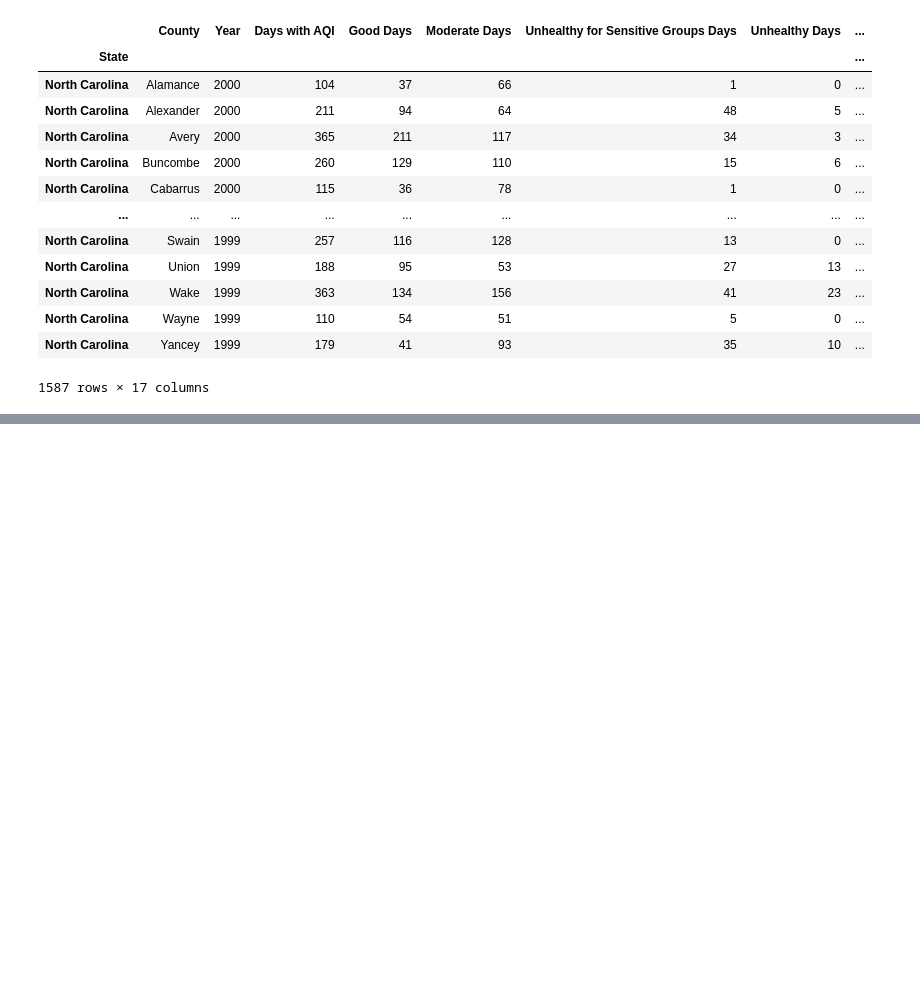
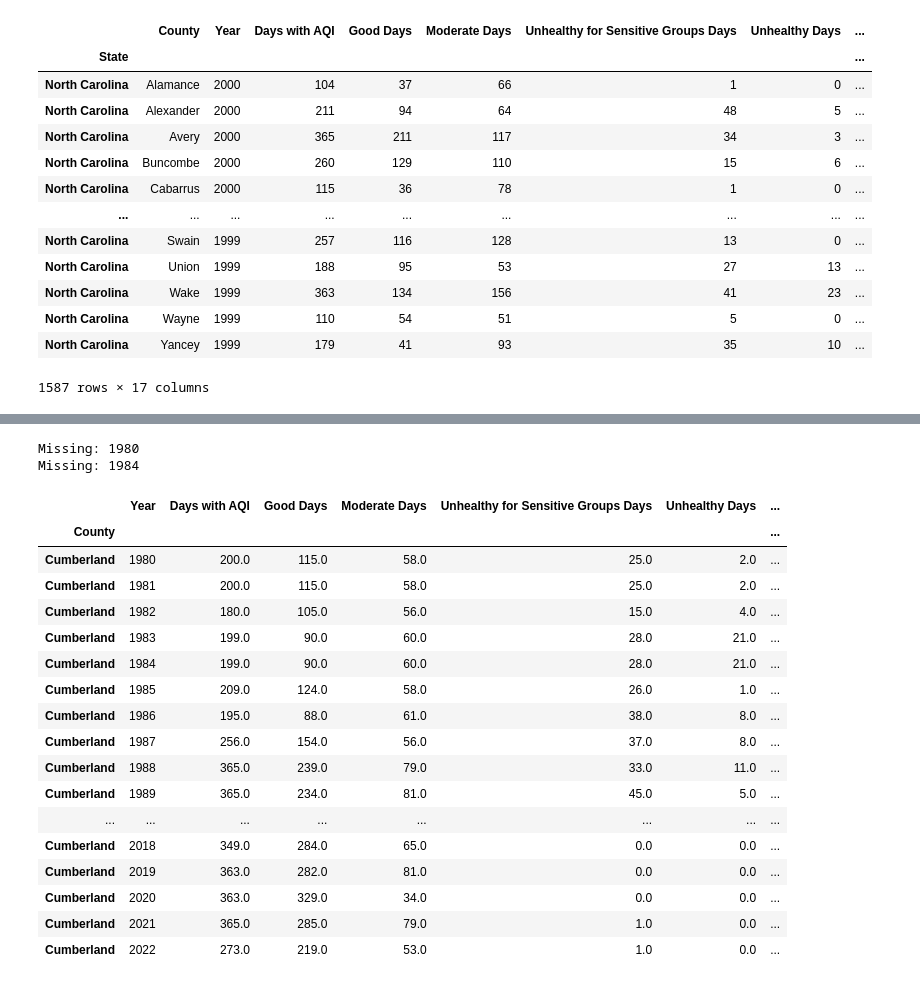
Before and after one commit to asosatrejo/project-4, a Jupyter notebook: merge-csvs.ipynb, the cells around one changed output, grey strips where cells are left out. Cells and saved outputs as stored; diff of their text form; code cells hidden in the pictures; blank space fills up the shorter version.

```diff
--- a/merge-csvs.ipynb
+++ b/merge-csvs.ipynb
@@ -76,0 +258,60 @@ nc_aqi_df.to_csv('Resources/nc_aqi_1980-2022.csv')
+# %%
+# Obtain 'Cumberland' data
+cumberland_aqi_df = nc_aqi_df.loc[["Cumberland"]]
+
+# Sort by 'Year' in ascending order
+cumberland_aqi_df = cumberland_aqi_df.sort_values(by=["Year"], ascending=True)
+
+# Find missing values
+y = 1980
+
+for x in range(0, len(cumberland_aqi_df["Year"])):
+    if(cumberland_aqi_df["Year"][x] != y):
+        print(f"Missing: {y}")
+        y = y + 1
+    y = y+1
+# %% [output]
+Missing: 1980
+Missing: 1984
+# %%
+# Create rows for missing years
+cumberland_aqi_df = cumberland_aqi_df.append({"Year": 1980}, ignore_index=True)
+cumberland_aqi_df = cumberland_aqi_df.append({"Year": 1984}, ignore_index=True)
+
+# Sort by 'Year' in ascending order
+cumberland_aqi_df = cumberland_aqi_df.sort_values(by=["Year"], ascending=True)
+
+# Use data imputation to fill in missing values with the previous year's value
+cumberland_aqi_df = cumberland_aqi_df.fillna(method="ffill")
+
+# Use data imputation to fill in missing values with the next year's value
+cumberland_aqi_df = cumberland_aqi_df.fillna(method="bfill")
+
+# Add 'County' column with value 'Cumberland'
+cumberland_aqi_df["County"] = "Cumberland"
+
+# Chnage index to 'New Hanover'
+cumberland_aqi_df = cumberland_aqi_df.set_index("County")
+cumberland_aqi_df
+
+
+cumberland_aqi_df
+# %% [output]
+|  | Year | Days with AQI | Good Days | Moderate Days | Unhealthy for Sensitive Groups Days | Unhealthy Days | ... |
+| County |  |  |  |  |  |  | ... |
+| Cumberland | 1980 | 200.0 | 115.0 | 58.0 | 25.0 | 2.0 | ... |
+| Cumberland | 1981 | 200.0 | 115.0 | 58.0 | 25.0 | 2.0 | ... |
+| Cumberland | 1982 | 180.0 | 105.0 | 56.0 | 15.0 | 4.0 | ... |
+| Cumberland | 1983 | 199.0 | 90.0 | 60.0 | 28.0 | 21.0 | ... |
+| Cumberland | 1984 | 199.0 | 90.0 | 60.0 | 28.0 | 21.0 | ... |
+| Cumberland | 1985 | 209.0 | 124.0 | 58.0 | 26.0 | 1.0 | ... |
+| Cumberland | 1986 | 195.0 | 88.0 | 61.0 | 38.0 | 8.0 | ... |
+| Cumberland | 1987 | 256.0 | 154.0 | 56.0 | 37.0 | 8.0 | ... |
+| Cumberland | 1988 | 365.0 | 239.0 | 79.0 | 33.0 | 11.0 | ... |
+| Cumberland | 1989 | 365.0 | 234.0 | 81.0 | 45.0 | 5.0 | ... |
+| ... | ... | ... | ... | ... | ... | ... | ... |
+| Cumberland | 2018 | 349.0 | 284.0 | 65.0 | 0.0 | 0.0 | ... |
+| Cumberland | 2019 | 363.0 | 282.0 | 81.0 | 0.0 | 0.0 | ... |
+| Cumberland | 2020 | 363.0 | 329.0 | 34.0 | 0.0 | 0.0 | ... |
+| Cumberland | 2021 | 365.0 | 285.0 | 79.0 | 1.0 | 0.0 | ... |
+| Cumberland | 2022 | 273.0 | 219.0 | 53.0 | 1.0 | 0.0 | ... |
```
Also changed, not shown: parts of 15 cells of this notebook, 7 other files.
